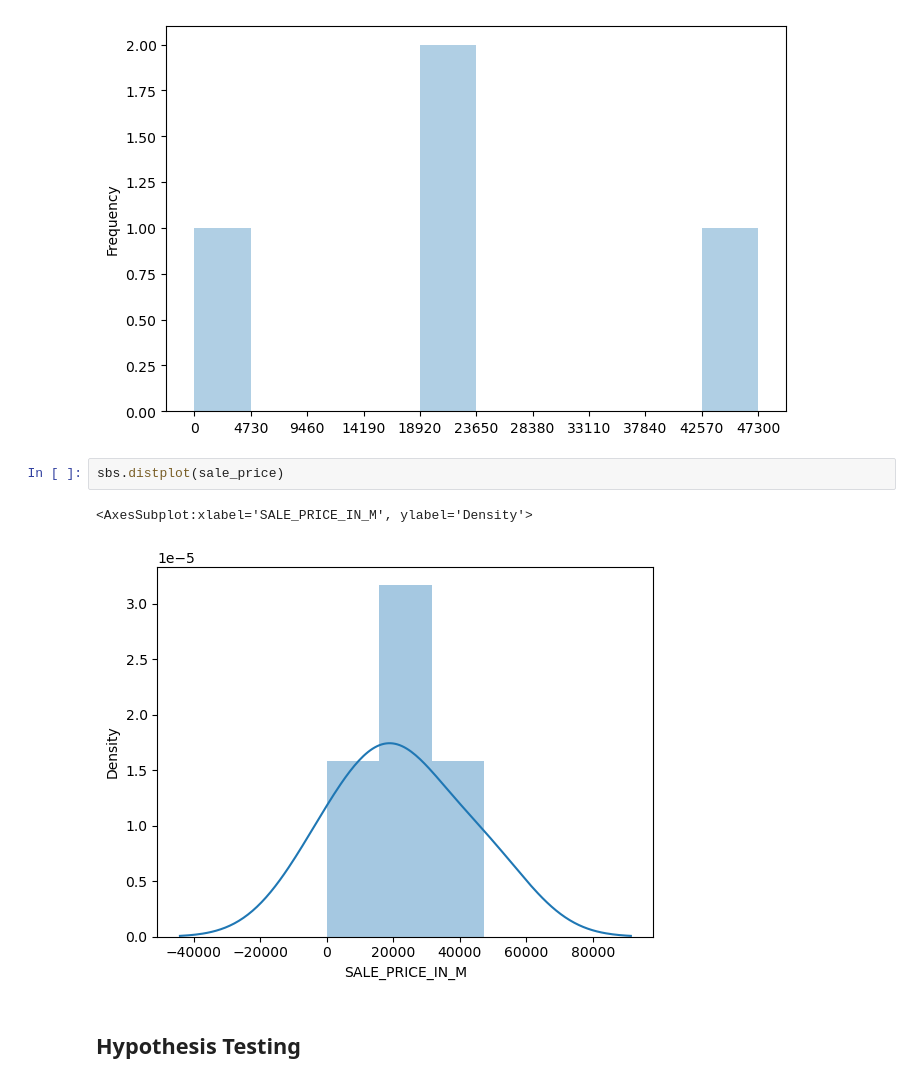
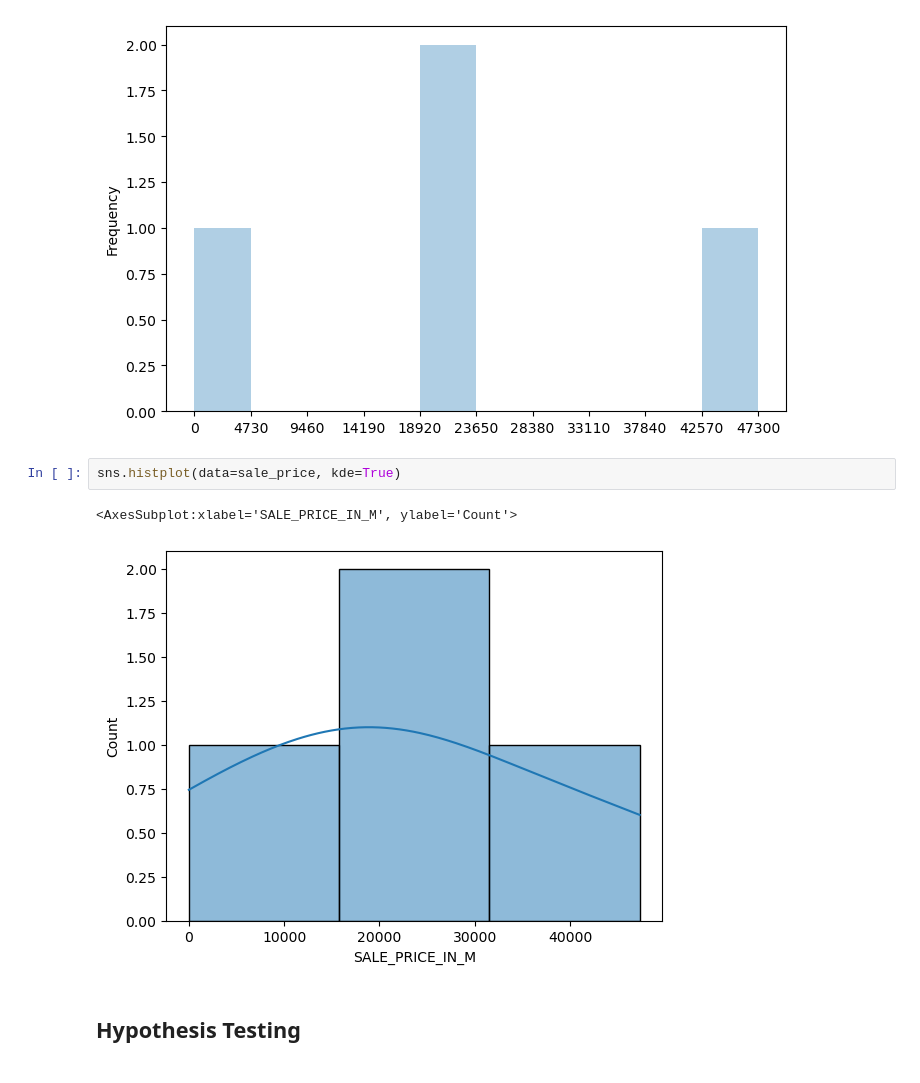
Before and after one commit to melinfebriani/PYTN_Assgn_2_4_Melin-Febriani, a Jupyter notebook: PYTN_Assgn_2_4_Melin-Febriani.ipynb, the cells around one changed output. Saved outputs shown, nothing was run; the diff lists cells and outputs as text.

```diff
--- a/PYTN_Assgn_2_4_Melin-Febriani.ipynb
+++ b/PYTN_Assgn_2_4_Melin-Febriani.ipynb
@@ -223,11 +223,11 @@ sale_price.plot(
 # %% [output]
 <AxesSubplot:ylabel='Frequency'>
 [figure]
-# %%
-sbs.distplot(sale_price)
-# %% [output]
-<AxesSubplot:xlabel='SALE_PRICE_IN_M', ylabel='Density'>
-[figure, removed]
+# %%
+sns.histplot(data=sale_price, kde=True)
+# %% [output]
+<AxesSubplot:xlabel='SALE_PRICE_IN_M', ylabel='Count'>
+[figure, added]
 # %% [markdown]
 ## Hypothesis Testing
 # %% [markdown]
```
Also changed, not shown: parts of 24 cells of this notebook.
